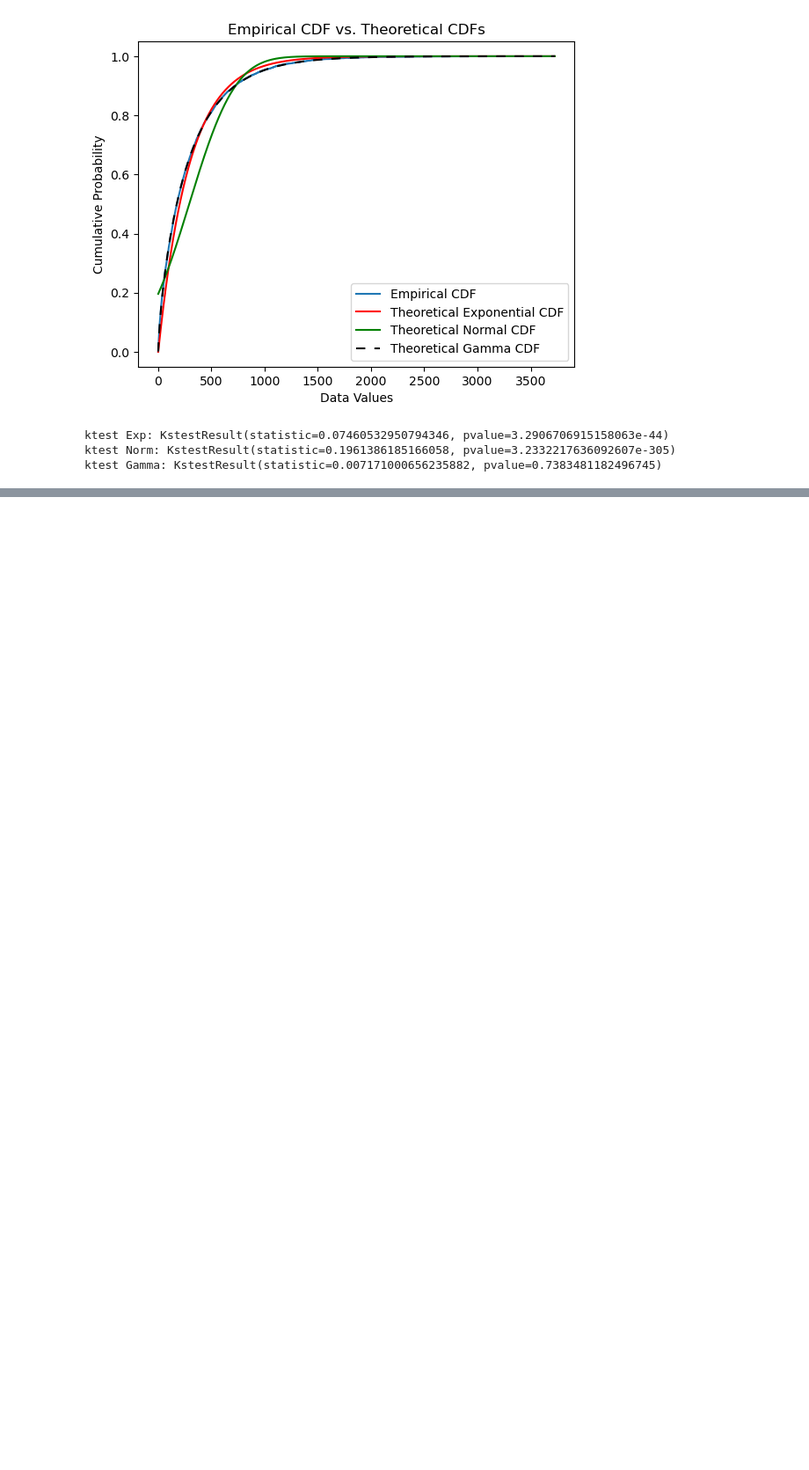
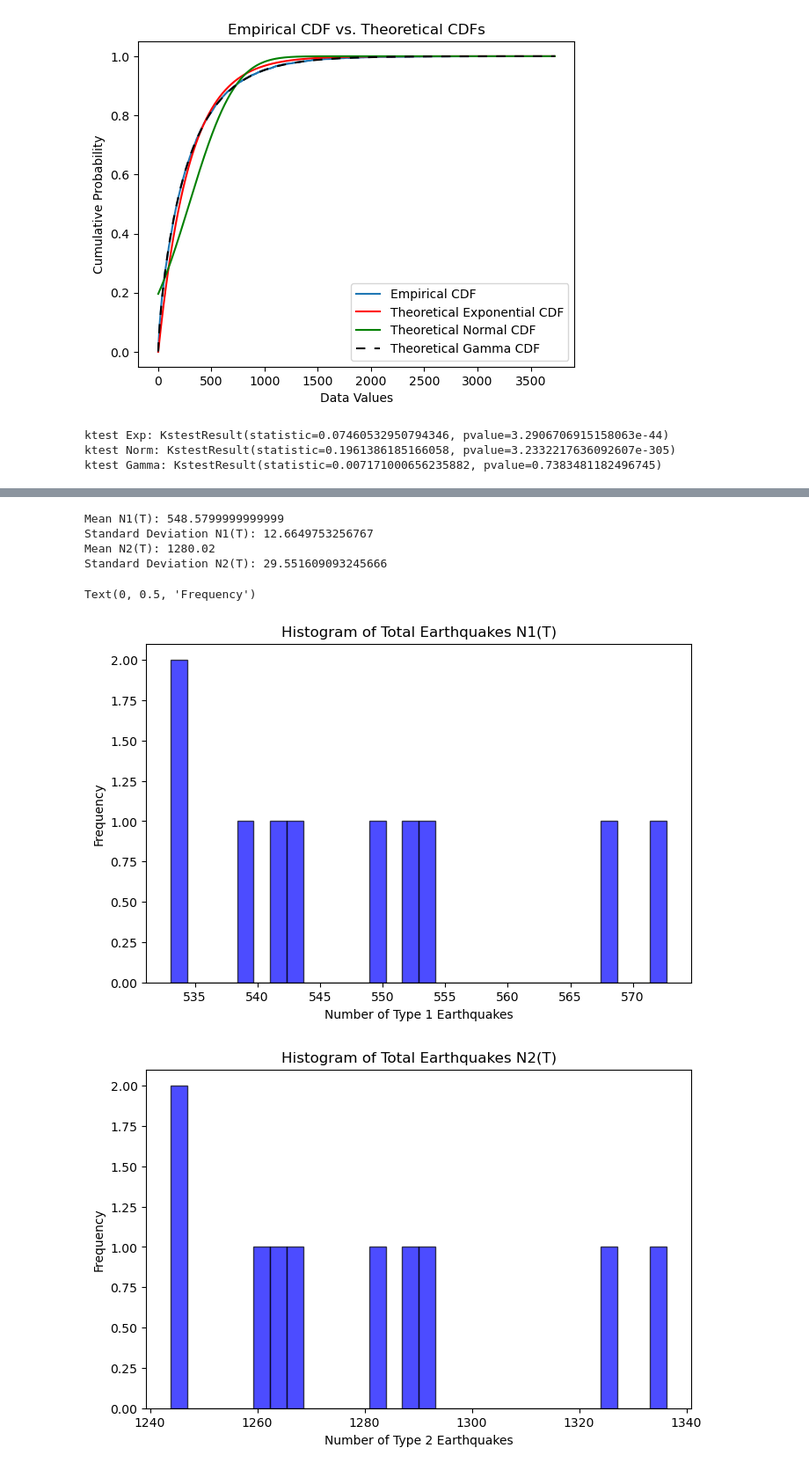
Before and after one commit to Rawbun34/2DF20---Assignment-2, a Jupyter notebook: 2DF20_Assignment_2.ipynb, the cells around one changed output, grey strips where cells are left out. Shown at 88% size. Saved outputs shown, nothing was run; the diff lists cells and outputs as text; code cells hidden in the pictures; blank space fills up the shorter version.

```diff
--- a/2DF20_Assignment_2.ipynb
+++ b/2DF20_Assignment_2.ipynb
@@ -270,0 +322,48 @@ ktest Gamma: KstestResult(statistic=0.007171000656235882, pvalue=0.7383481182496
+# %%
+def NrTypesEarthquakes(probType1, probType2, sim):
+    NrType1 = []
+    NrType2 = []
+
+    for eq in sim:
+        NrType1.append(probType1 * eq)
+        NrType2.append(probType2 * eq)
+
+    return NrType1, NrType2
+
+probType1 = 0.3 # To test
+probType2 = 0.7 # To test
+
+NrType1, NrType2 = NrTypesEarthquakes(probType1, probType2, sim)
+
+MeanType1 = np.mean(NrType1)
+print(f'Mean N1(T): {MeanType1}')
+StdType1 = np.std(NrType1)
+print(f'Standard Deviation N1(T): {StdType1}')
+
+MeanType2 = np.mean(NrType2)
+print(f'Mean N2(T): {MeanType2}')
+StdType2 = np.std(NrType2)
+print(f'Standard Deviation N2(T): {StdType2}')
+# %% [output]
+Mean N1(T): 548.5799999999999
+Standard Deviation N1(T): 12.6649753256767
+Mean N2(T): 1280.02
+Standard Deviation N2(T): 29.551609093245666
+# %%
+# Plot histogram for N1(T)
+plt.figure(figsize=(8, 5))
+plt.hist(NrType1, bins=30, alpha=0.7, color='blue', edgecolor='black')
+plt.title('Histogram of Total Earthquakes N1(T)')
+plt.xlabel('Number of Type 1 Earthquakes')
+plt.ylabel('Frequency')
+
+# Plot histogram for N1(T)
+plt.figure(figsize=(8, 5))
+plt.hist(NrType2, bins=30, alpha=0.7, color='blue', edgecolor='black')
+plt.title('Histogram of Total Earthquakes N2(T)')
+plt.xlabel('Number of Type 2 Earthquakes')
+plt.ylabel('Frequency')
+# %% [output]
+Text(0, 0.5, 'Frequency')
+[figure, added]
+[figure, added]
```
Also changed, not shown: parts of 5 cells of this notebook.
